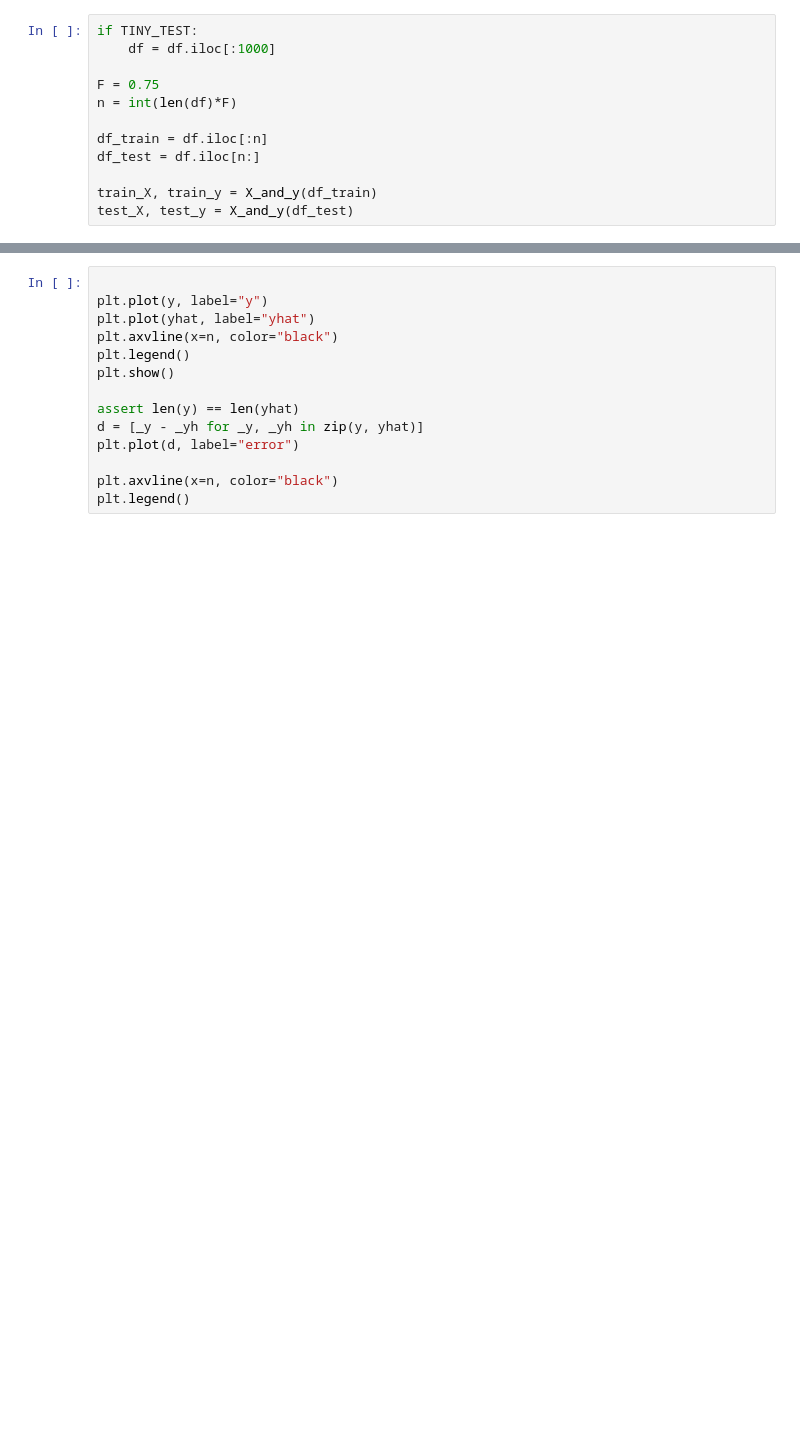
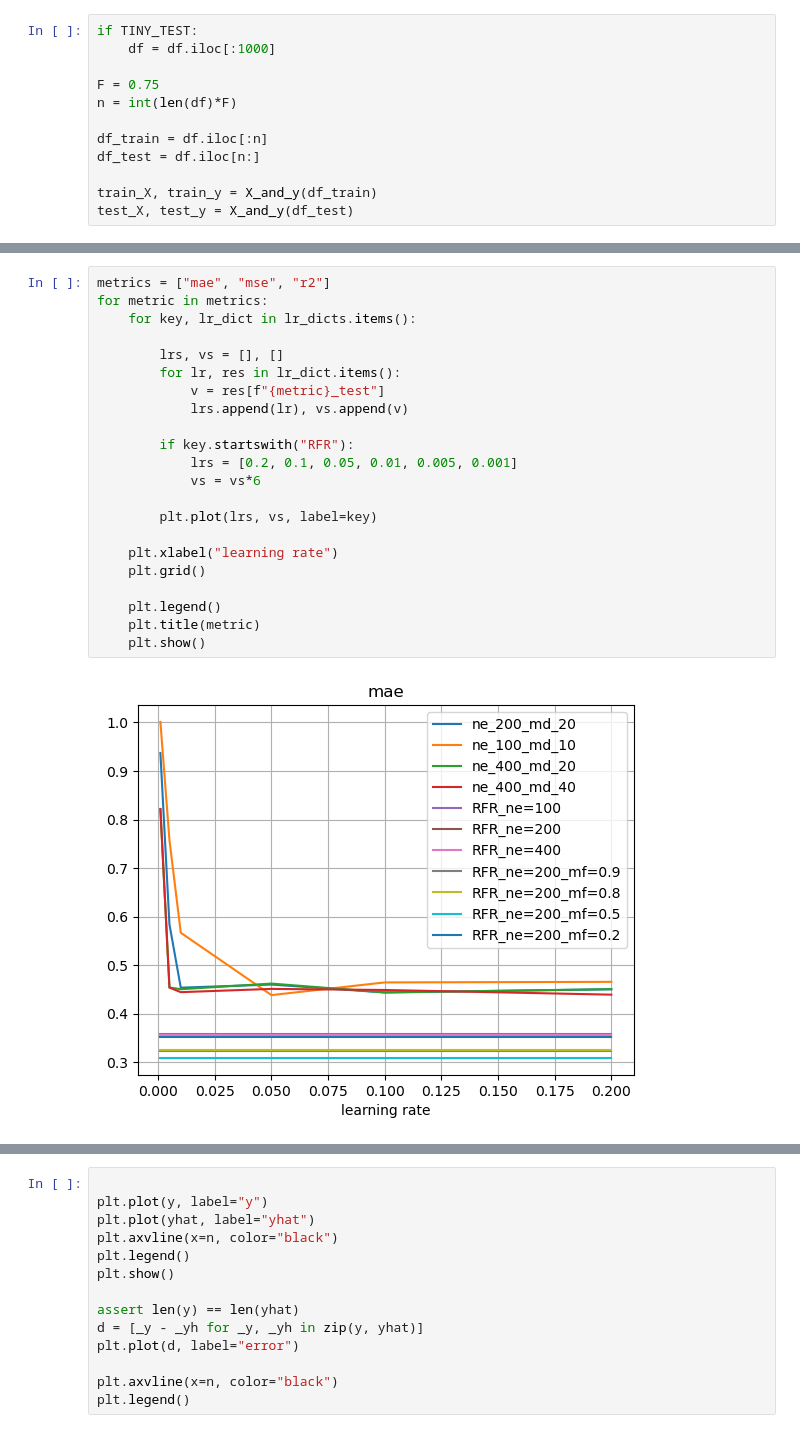
Before and after one commit to Flinverdaasdonk/forecasting, a Jupyter notebook: useful_notebooks/xgboost_attempt.ipynb, the cells around one changed output, grey strips where cells are left out. Drawn from its saved outputs; the diff is of its cells as text; blank space fills up the shorter version.

```diff
--- a/useful_notebooks/xgboost_attempt.ipynb
+++ b/useful_notebooks/xgboost_attempt.ipynb
@@ -73,0 +126,24 @@ y = list(train_y) + list(test_y)
+# %%
+metrics = ["mae", "mse", "r2"]
+for metric in metrics:
+    for key, lr_dict in lr_dicts.items():
+
+        lrs, vs = [], []
+        for lr, res in lr_dict.items():
+            v = res[f"{metric}_test"]
+            lrs.append(lr), vs.append(v)
+
+        if key.startswith("RFR"):
+            lrs = [0.2, 0.1, 0.05, 0.01, 0.005, 0.001]
+            vs = vs*6
+
+        plt.plot(lrs, vs, label=key)
+
+    plt.xlabel("learning rate")
+    plt.grid()
+
+    plt.legend()
+    plt.title(metric)
+    plt.show()
+# %% [output]
+[figure, added]
```
Also changed, not shown: parts of 13 cells of this notebook, 12 other files.
